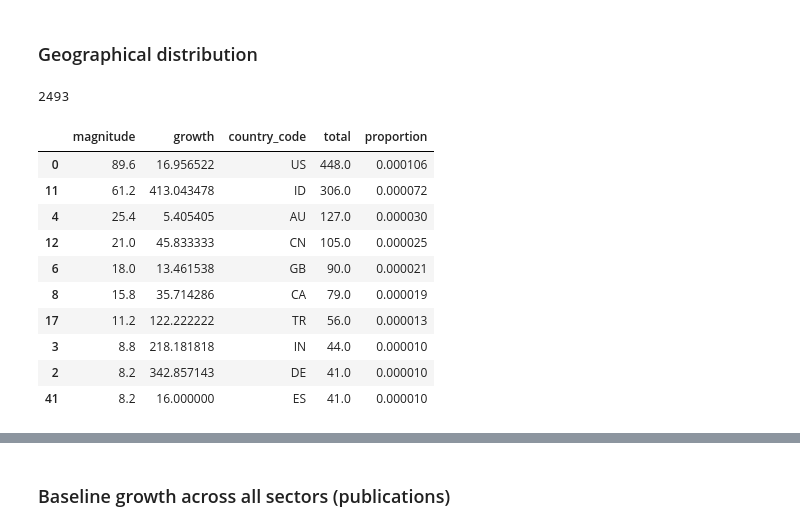
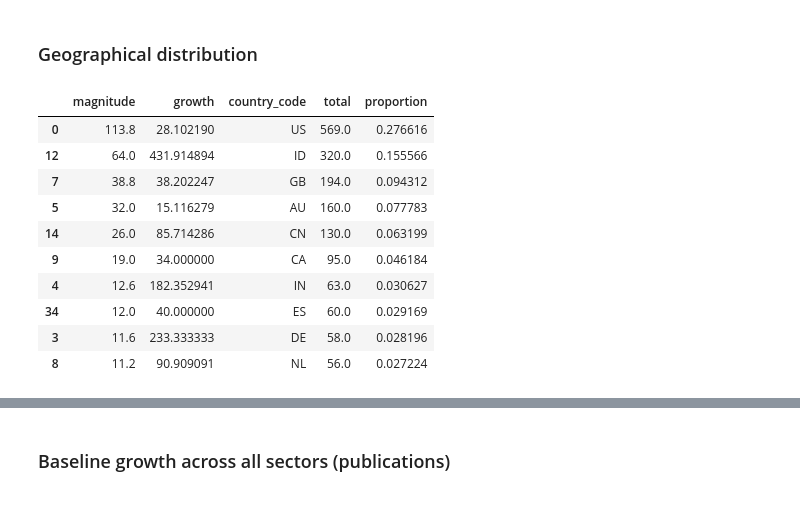
Before and after one commit to nestauk/discovery_child_development, a Jupyter notebook: discovery_child_development/analysis/final/report_figures.ipynb, the cells around one changed output, grey strips where cells are left out. Cells and saved outputs as stored; diff of their text form; code cells hidden in the pictures.

Commit message:
bugfix for openalex geo estimates

```diff
--- a/discovery_child_development/analysis/final/report_figures.ipynb
+++ b/discovery_child_development/analysis/final/report_figures.ipynb
@@ -537,45 +534,42 @@ fig
 [interactive output not drawn]
 # %% [markdown]
 ### Geographical distribution
-# %%
-n_total = (
-    openalex_exploded_df
-    .query('subtype in @tech_subtypes')
-    .query("year >= 2019")
-    .drop_duplicates('id')
-    .id.nunique()
-)
-n_total
-# %% [output]
-2493
 # %%
 _openalex_countries_df = (
     openalex_exploded_df
     .query('subtype in @tech_subtypes')
     .assign(country_code = lambda df: df.country_code.apply(ast.literal_eval))
     .explode('country_code')
+    .drop_duplicates(['id', 'country_code'])
+)
+
+n_total_with_codes = len(
+    _openalex_countries_df
+    .drop_duplicates('id')
+    .query("year >= 2019")
+    .dropna(subset=['country_code'])
 )
 
 openalex_countries_df, _ = utils.get_geographical_distribution(_openalex_countries_df)
 openalex_countries_df = (
     openalex_countries_df
     .assign(total = lambda df: df.magnitude*5)
-    .assign(proportion = lambda df: df.total / n_total)
+    .assign(proportion = lambda df: df.total / n_total_with_codes)
     .sort_values('proportion', ascending=False)
 )
 openalex_countries_df.head(10)
 # %% [output]
 |  | magnitude | growth | country_code | total | proportion |
-| 0 | 89.6 | 16.956522 | US | 448.0 | 0.000106 |
-| 11 | 61.2 | 413.043478 | ID | 306.0 | 0.000072 |
-| 4 | 25.4 | 5.405405 | AU | 127.0 | 0.000030 |
-| 12 | 21.0 | 45.833333 | CN | 105.0 | 0.000025 |
-| 6 | 18.0 | 13.461538 | GB | 90.0 | 0.000021 |
-| 8 | 15.8 | 35.714286 | CA | 79.0 | 0.000019 |
-| 17 | 11.2 | 122.222222 | TR | 56.0 | 0.000013 |
-| 3 | 8.8 | 218.181818 | IN | 44.0 | 0.000010 |
-| 2 | 8.2 | 342.857143 | DE | 41.0 | 0.000010 |
-| 41 | 8.2 | 16.000000 | ES | 41.0 | 0.000010 |
+| 0 | 113.8 | 28.102190 | US | 569.0 | 0.276616 |
+| 12 | 64.0 | 431.914894 | ID | 320.0 | 0.155566 |
+| 7 | 38.8 | 38.202247 | GB | 194.0 | 0.094312 |
+| 5 | 32.0 | 15.116279 | AU | 160.0 | 0.077783 |
+| 14 | 26.0 | 85.714286 | CN | 130.0 | 0.063199 |
+| 9 | 19.0 | 34.000000 | CA | 95.0 | 0.046184 |
+| 4 | 12.6 | 182.352941 | IN | 63.0 | 0.030627 |
+| 34 | 12.0 | 40.000000 | ES | 60.0 | 0.029169 |
+| 3 | 11.6 | 233.333333 | DE | 58.0 | 0.028196 |
+| 8 | 11.2 | 90.909091 | NL | 56.0 | 0.027224 |
 # %%
 openalex_US = openalex_countries_df.query("country_code=='US'").proportion.iloc[0]
 logging.info(f'US proportion: {openalex_US:.2f}')
```
Also changed, not shown: parts of 31 cells of this notebook, 1 other file.
